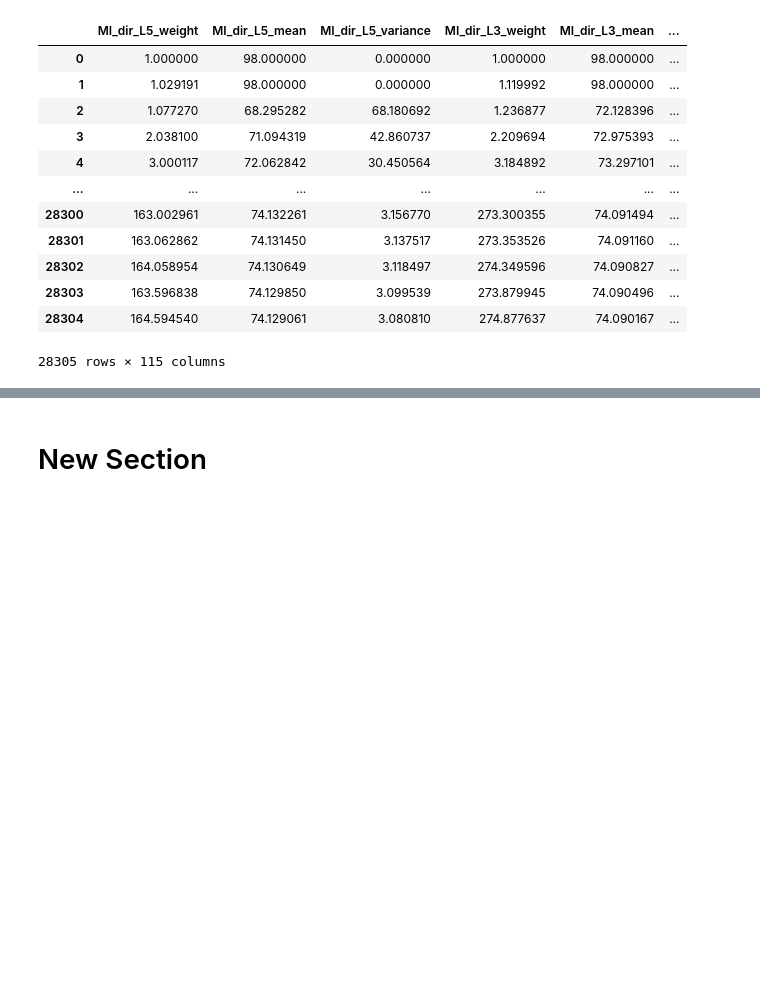
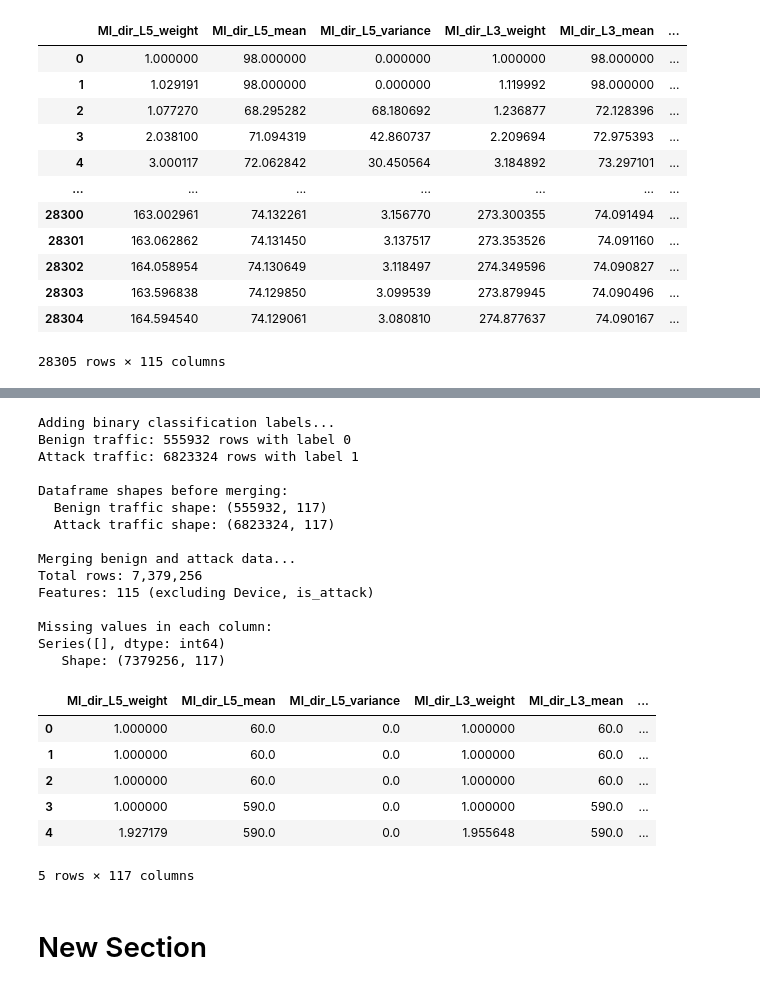
Before and after one commit to pmogrelia/CSE151A-Project, a Jupyter notebook: CSE151A_Project.ipynb, the cells around one changed output, grey strips where cells are left out. Saved outputs shown, nothing was run; the diff lists cells and outputs as text; code cells hidden in the pictures; blank space fills up the shorter version.

```diff
--- a/CSE151A_Project.ipynb
+++ b/CSE151A_Project.ipynb
@@ -93,2 +160,65 @@ test
+# %%
+# Add binary classification labels (0 = benign, 1 = attack) and merge datasets
+
+print("Adding binary classification labels...")
+
+# Add labels to benign traffic (0 = benign)
+benign_traffic['is_attack'] = 0
+
+print(f"Benign traffic: {len(benign_traffic)} rows with label 0")
+
+# Add labels to attack traffic (1 = attack)
+if len(attack_traffic) > 0:
+    attack_traffic['is_attack'] = 1
+    print(f"Attack traffic: {len(attack_traffic)} rows with label 1")
+
+    # Print shapes before merging
+    print(f"\nDataframe shapes before merging:")
+    print(f"  Benign traffic shape: {benign_traffic.shape}")
+    print(f"  Attack traffic shape: {attack_traffic.shape}")
+
+    # Merge all data into one big dataset
+    print("\nMerging benign and attack data...")
+    complete_dataset = pd.concat([benign_traffic, attack_traffic], ignore_index=True)
+
+else:
+    print("No attack data found, using only benign data")
+    complete_dataset = benign_traffic
+
+print(f"Total rows: {len(complete_dataset):,}")
+print(f"Features: {len(complete_dataset.columns) - 2} (excluding Device, is_attack)")
+
+
+# Checking for missing values
+missing_values = complete_dataset.isnull().sum()
+print(f"\nMissing values in each column:")
+print(missing_values[missing_values > 0])
+
+print(f"   Shape: {complete_dataset.shape}")
+
+complete_dataset.head()
+# %% [output]
+Adding binary classification labels...
+Benign traffic: 555932 rows with label 0
+Attack traffic: 6823324 rows with label 1
+
+Dataframe shapes before merging:
+  Benign traffic shape: (555932, 117)
+  Attack traffic shape: (6823324, 117)
+
+Merging benign and attack data...
+Total rows: 7,379,256
+Features: 115 (excluding Device, is_attack)
+
+Missing values in each column:
+Series([], dtype: int64)
+   Shape: (7379256, 117)
+|  | MI_dir_L5_weight | MI_dir_L5_mean | MI_dir_L5_variance | MI_dir_L3_weight | MI_dir_L3_mean | ... |
+| 0 | 1.000000 | 60.0 | 0.0 | 1.000000 | 60.0 | ... |
+| 1 | 1.000000 | 60.0 | 0.0 | 1.000000 | 60.0 | ... |
+| 2 | 1.000000 | 60.0 | 0.0 | 1.000000 | 60.0 | ... |
+| 3 | 1.000000 | 590.0 | 0.0 | 1.000000 | 590.0 | ... |
+| 4 | 1.927179 | 590.0 | 0.0 | 1.955648 | 590.0 | ... |
+5 rows × 117 columns
 # %% [markdown]
 # New Section
```
Also changed, not shown: parts of 5 cells of this notebook, 1 other file.
